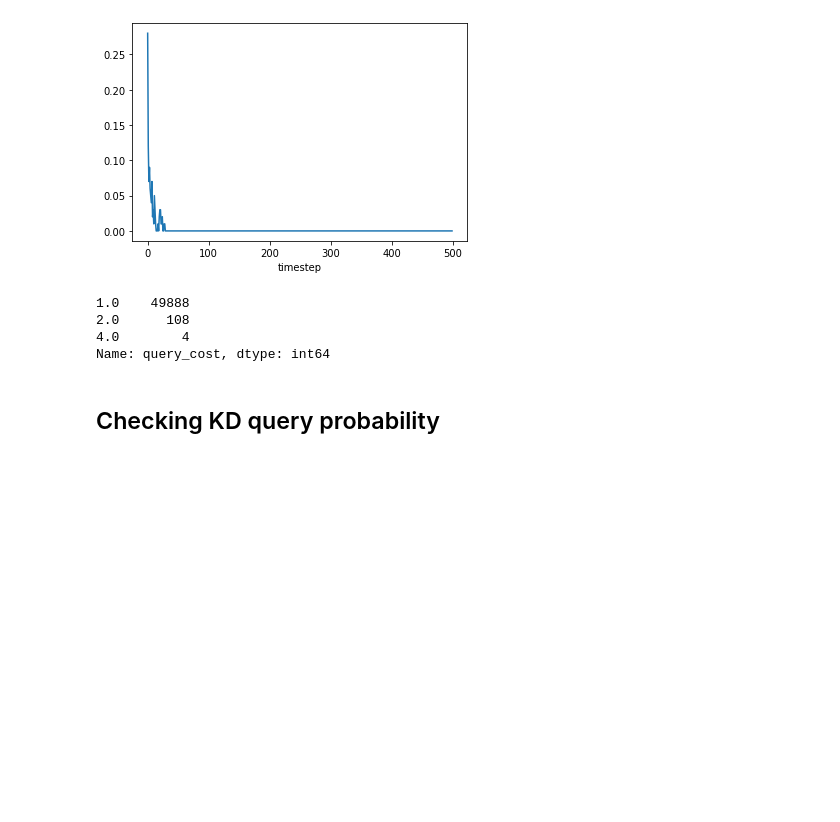
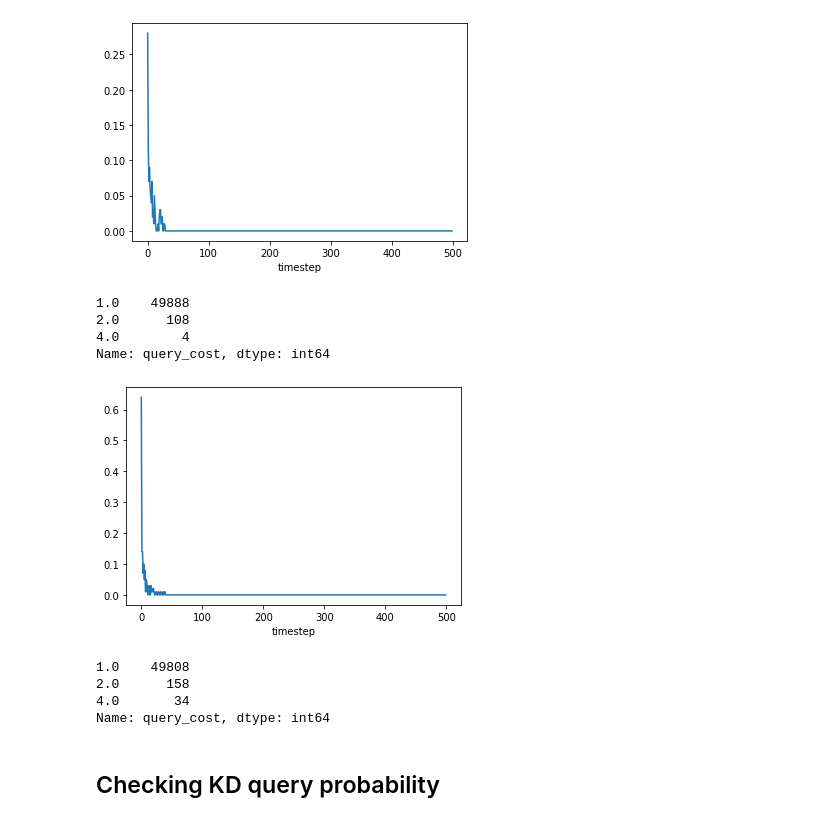
Before and after one commit to dvirla/ARLBayesMCTS, a Jupyter notebook: changing_query_analysis.ipynb, the cells around one changed output. Cells and saved outputs as stored; diff of their text form; code cells hidden in the pictures; blank space fills up the shorter version.

```diff
--- a/changing_query_analysis.ipynb
+++ b/changing_query_analysis.ipynb
@@ -60,6 +68,18 @@ df_2.query_cost.value_counts()
 2.0      108
 4.0        4
 Name: query_cost, dtype: int64
+# %%
+df_4_with_temperature.groupby(by=['timestep']).mean()['query_ind'].plot()
+plt.show()
+# %% [output]
+[figure, added]
+# %%
+df_4_with_temperature.query_cost.value_counts()
+# %% [output]
+1.0    49808
+2.0      158
+4.0       34
+Name: query_cost, dtype: int64
 # %% [markdown]
 ## Checking KD query probability
 # %%
```
Also changed, not shown: parts of 5 cells of this notebook, 2 other files.
